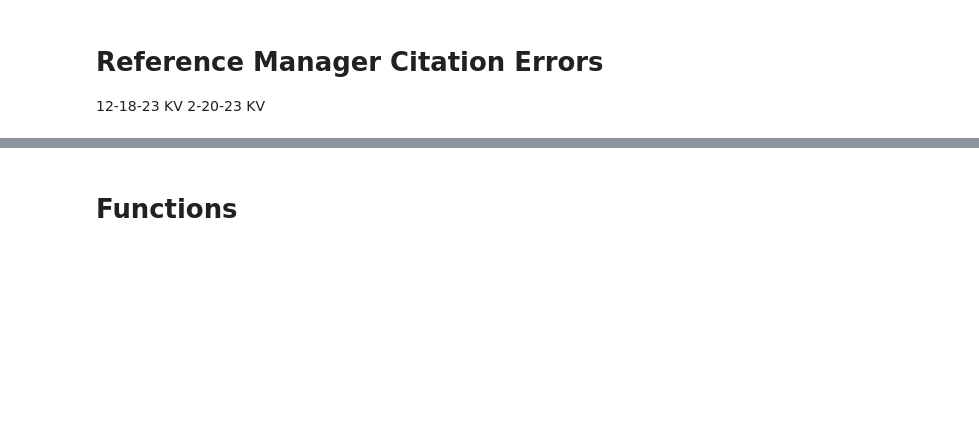
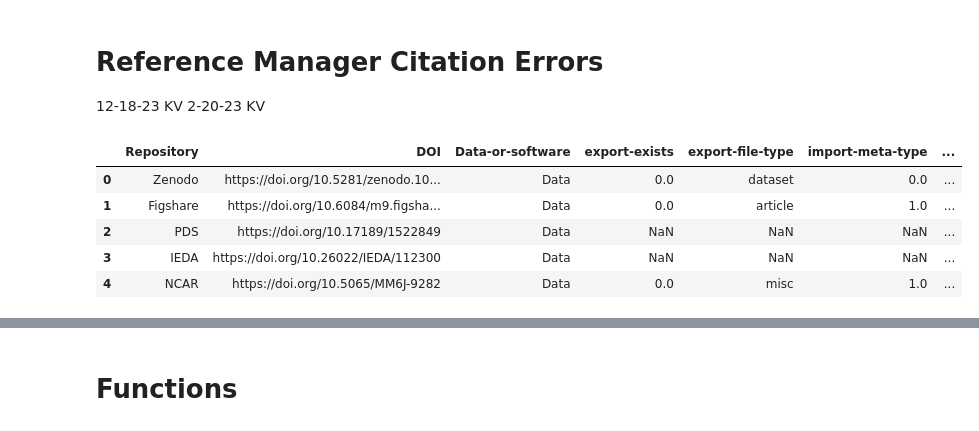
Before and after one commit to kvrouwenvelder/reference-manager-analysis, a Jupyter notebook: reference-manager-citations-ESIP.ipynb, the cells around one changed output, grey strips where cells are left out. Saved outputs shown, nothing was run; the diff lists cells and outputs as text; code cells hidden in the pictures; blank space fills up the shorter version.

```diff
--- a/reference-manager-citations-ESIP.ipynb
+++ b/reference-manager-citations-ESIP.ipynb
@@ -43,3 +44,12 @@ export_options = pd.read_csv(filepath+filename+reference_manager_filenames[18]+'
 list_of_ref_managers = [bibtex,repo_recommended_citation,zotero_plugin,zotero_wizard,bib_desk,sciwheel_plugin,
                        sciwheel_wizard,crosscite, endnote_plugin, endnote_wizard, papers_plugin,papers_wizard,paperpile_plugin,
                        paperpile_wizard,mendeley_plugin,mendeley_wizard,refworks_plugin,refworks_wizard]
+# %%
+bibtex.head()
+# %% [output]
+|  | Repository | DOI | Data-or-software | export-exists | export-file-type | import-meta-type | ... |
+| 0 | Zenodo | https://doi.org/10.5281/zenodo.10... | Data | 0.0 | dataset | 0.0 | ... |
+| 1 | Figshare | https://doi.org/10.6084/m9.figsha... | Data | 0.0 | article | 1.0 | ... |
+| 2 | PDS | https://doi.org/10.17189/1522849 | Data | NaN | NaN | NaN | ... |
+| 3 | IEDA | https://doi.org/10.26022/IEDA/112300 | Data | NaN | NaN | NaN | ... |
+| 4 | NCAR | https://doi.org/10.5065/MM6J-9282 | Data | 0.0 | misc | 1.0 | ... |
```
Also changed, not shown: parts of 24 cells of this notebook.
